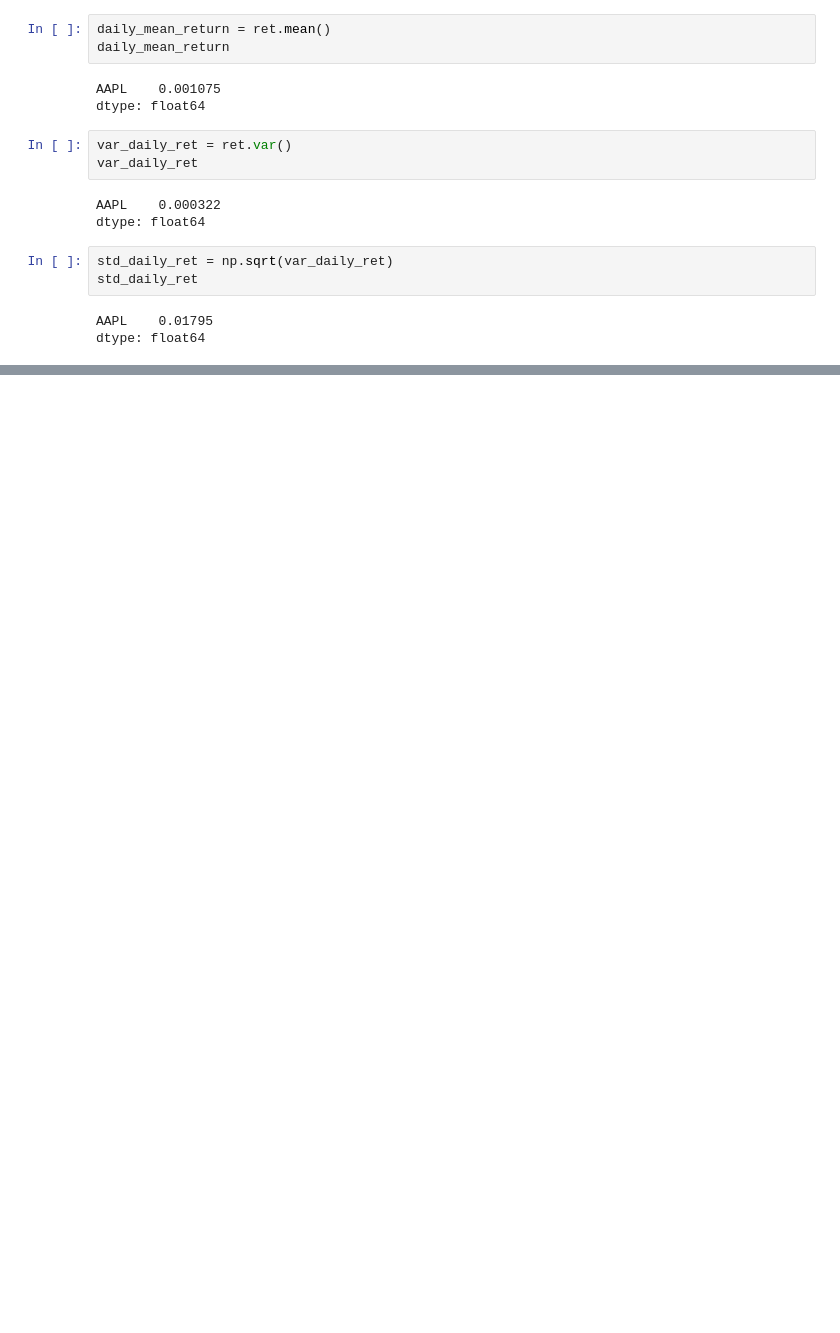
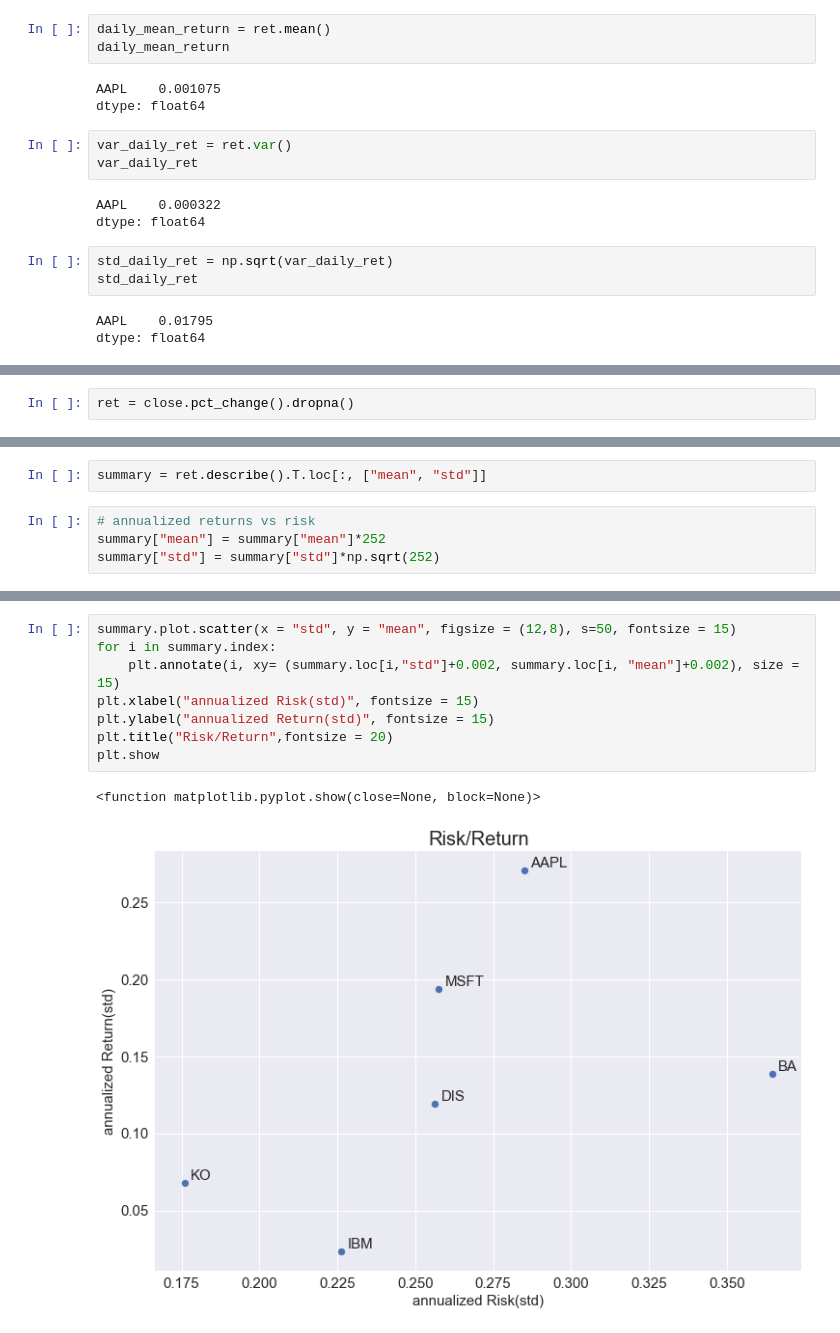
Before and after one commit to lincolnmuriithi11/Stock_Analysis-, a Jupyter notebook: Financial Analysis/initial_visualization.ipynb, the cells around one changed output, grey strips where cells are left out. Saved outputs shown, nothing was run; the diff lists cells and outputs as text; blank space fills up the shorter version.

```diff
--- a/Financial Analysis/initial_visualization.ipynb
+++ b/Financial Analysis/initial_visualization.ipynb
@@ -371,0 +441,2 @@ dtype: float64
+# %%
+ret = close.pct_change().dropna()
@@ -371,0 +476,6 @@ dtype: float64
+# %%
+summary = ret.describe().T.loc[:, ["mean", "std"]]
+# %%
+# annualized returns vs risk
+summary["mean"] = summary["mean"]*252
+summary["std"] = summary["std"]*np.sqrt(252)
@@ -371,0 +491,11 @@ dtype: float64
+# %%
+summary.plot.scatter(x = "std", y = "mean", figsize = (12,8), s=50, fontsize = 15)
+for i in summary.index:
+    plt.annotate(i, xy= (summary.loc[i,"std"]+0.002, summary.loc[i, "mean"]+0.002), size = 15)
+plt.xlabel("annualized Risk(std)", fontsize = 15)
+plt.ylabel("annualized Return(std)", fontsize = 15)
+plt.title("Risk/Return",fontsize = 20)
+plt.show
+# %% [output]
+<function matplotlib.pyplot.show(close=None, block=None)>
+[figure, added]
```
Also changed, not shown: parts of 13 cells of this notebook.
